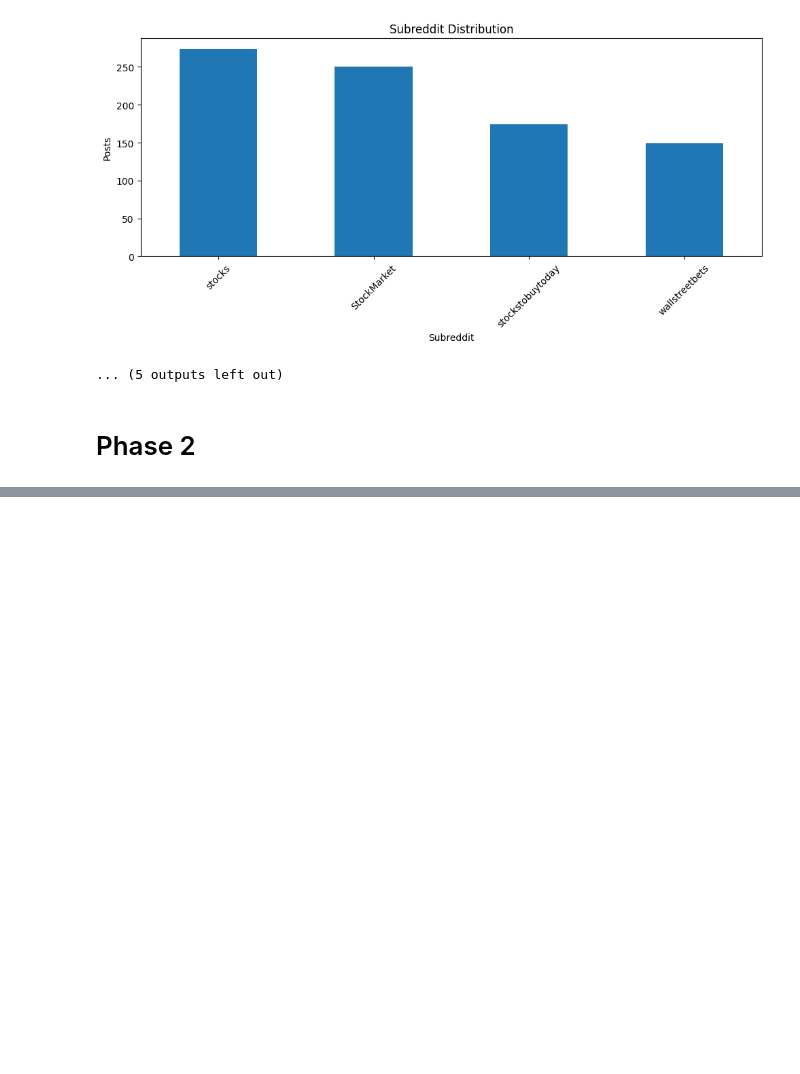
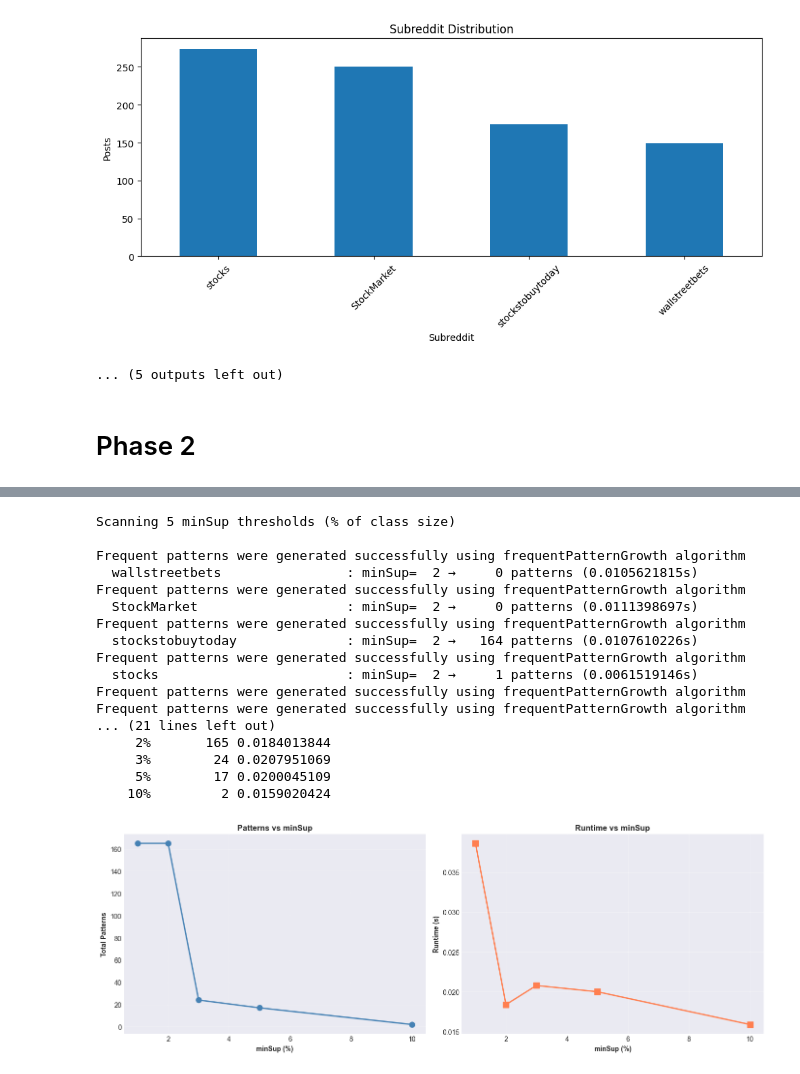
Before and after one commit to Erichub17/DM2025-Lab1-Exercise, a Jupyter notebook: DM2025-Lab1-Homework.ipynb, the cells around one changed output, grey strips where cells are left out. Saved outputs shown, nothing was run; the diff lists cells and outputs as text; code cells hidden in the pictures; blank space fills up the shorter version.

```diff
--- a/DM2025-Lab1-Homework.ipynb
+++ b/DM2025-Lab1-Homework.ipynb
@@ -305,0 +632,66 @@ No 13–14：取前50高頻詞、畫分布、觀察長尾
+# %%
+# 8- Multi-threshold scanning relative minSup
+fraction_list = [0.01, 0.02, 0.03, 0.05, 0.10]
+all_results, stats = {}, []
+
+print(f"\nScanning {len(fraction_list)} minSup thresholds (% of class size)\n")
+for frac in fraction_list:
+    fpg_results, total_patterns, total_time = {}, 0, 0
+    for name, file in db_files.items():
+        minSup_count = max(2, int(np.ceil(frac * len(filtered_dfs[name]))))
+        start = time.time()
+        obj = alg.FPGrowth(iFile=file, minSup=minSup_count)
+        obj.mine()
+        elapsed = time.time() - start
+        patterns_df = obj.getPatternsAsDataFrame()
+        fpg_results[name] = patterns_df
+        total_patterns += len(patterns_df)
+        total_time += elapsed
+        if frac == fraction_list[0]:
+            print(f"  {name:30s}: minSup={minSup_count:3d} → {len(patterns_df):5d} patterns ({elapsed:.10f}s)")
+    all_results[frac] = fpg_results
+    stats.append({'minSup%': f'{frac*100:.0f}%', 'Patterns': total_patterns, 'Time(s)': f'{total_time:.10f}'})
+    if frac != fraction_list[0]:
+        print(f"minSup={frac*100:2.0f}%: {total_patterns:5d} patterns in {total_time:.10f}s")
+
+print("\n" + pd.DataFrame(stats).to_string(index=False))
+
+# Visualization
+stats_df = pd.DataFrame(stats)
+stats_df['Patterns'] = stats_df['Patterns'].astype(int)
+stats_df['Time'] = stats_df['Time(s)'].astype(float)
+
+fig, axes = plt.subplots(1, 2, figsize=(14, 5))
+x = [int(s.strip('%')) for s in stats_df['minSup%']]
+axes[0].plot(x, stats_df['Patterns'], 'o-', linewidth=2, markersize=8, color='steelblue')
+axes[0].set_xlabel('minSup (%)', fontweight='bold')
+axes[0].set_ylabel('Total Patterns', fontweight='bold')
+axes[0].set_title('Patterns vs minSup', fontweight='bold')
+axes[0].grid(alpha=0.3)
+
+axes[1].plot(x, stats_df['Time'], 's-', linewidth=2, markersize=8, color='coral')
+axes[1].set_xlabel('minSup (%)', fontweight='bold')
+axes[1].set_ylabel('Runtime (s)', fontweight='bold')
+axes[1].set_title('Runtime vs minSup', fontweight='bold')
+axes[1].grid(alpha=0.3)
+plt.tight_layout()
+plt.show()
+# %% [output]
+Scanning 5 minSup thresholds (% of class size)
+
+Frequent patterns were generated successfully using frequentPatternGrowth algorithm
+  wallstreetbets                : minSup=  2 →     0 patterns (0.0105621815s)
+Frequent patterns were generated successfully using frequentPatternGrowth algorithm
+  StockMarket                   : minSup=  2 →     0 patterns (0.0111398697s)
+Frequent patterns were generated successfully using frequentPatternGrowth algorithm
+  stockstobuytoday              : minSup=  2 →   164 patterns (0.0107610226s)
+Frequent patterns were generated successfully using frequentPatternGrowth algorithm
+  stocks                        : minSup=  2 →     1 patterns (0.0061519146s)
+Frequent patterns were generated successfully using frequentPatternGrowth algorithm
+Frequent patterns were generated successfully using frequentPatternGrowth algorithm
+... (21 lines left out)
+     2%       165 0.0184013844
+     3%        24 0.0207951069
+     5%        17 0.0200045109
+    10%         2 0.0159020424
+[figure, added]
```
Also changed, not shown: parts of 16 cells of this notebook.
